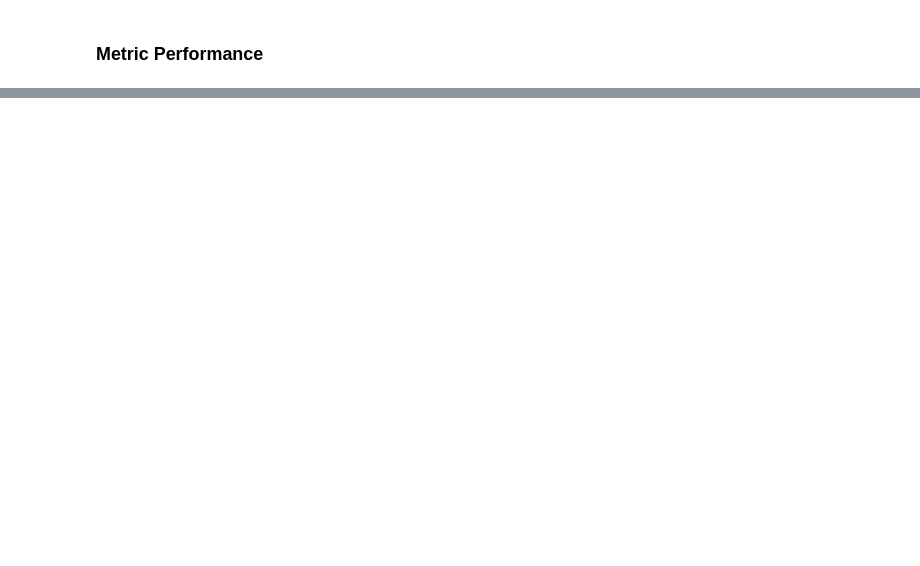
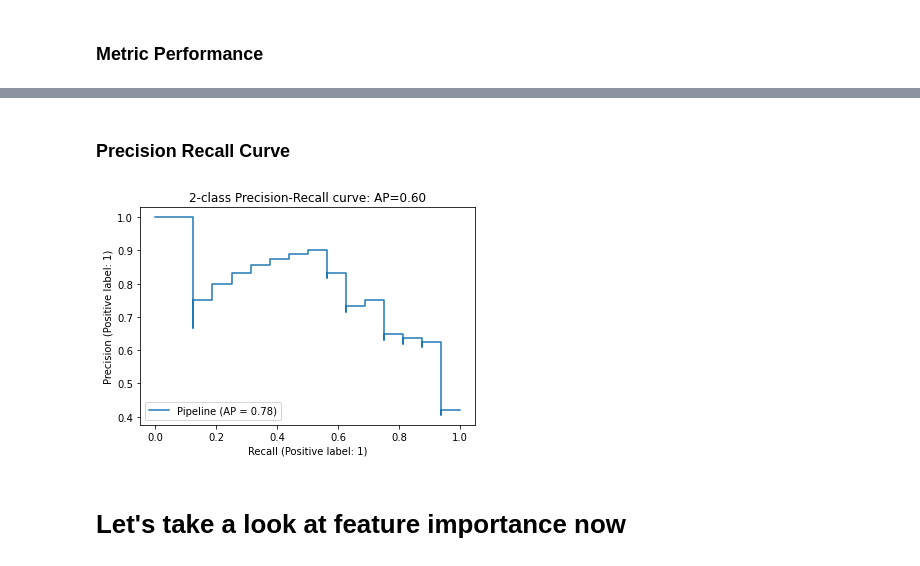
Before and after one commit to GrantEPhillips/Baseball_HOF_Pitchers_Prediction, a Jupyter notebook: notebooks/hall_of_fame_predictions.ipynb, the cells around one changed output, grey strips where cells are left out. Cells and saved outputs as stored; diff of their text form; code cells hidden in the pictures; blank space fills up the shorter version.

```diff
--- a/notebooks/hall_of_fame_predictions.ipynb
+++ b/notebooks/hall_of_fame_predictions.ipynb
@@ -391,7 +405,6 @@ linear_pipe.named_steps
 # %% [markdown]
 # Final Model Test Perfomance
 # %%
-linear_pipe.fit(X_train, y_train)
 final_model_preds = linear_pipe.predict(X_test)
 # %% [markdown]
 ### Correlation Matrix
@@ -404,3 +417,7 @@ pd.DataFrame(confusion_matrix(y_true=y_test, y_pred=final_model_preds, labels=[0
 # %% [markdown]
 ### Metric Performance
+# %%
+balanced_acc_test = balanced_accuracy_score(y_test, final_model_preds)
+f1_test = f1_score(y_test, final_model_preds, average='weighted')
+average_precision_test = average_precision_score(y_test, final_model_preds)
 # %%
@@ -413,0 +431,10 @@ Balanced accuracy on the test set = 0.71
+# %% [markdown]
+### Precision Recall Curve
+# %%
+disp = plot_precision_recall_curve(linear_pipe, X_test, y_test)
+disp.ax_.set_title('2-class Precision-Recall curve: '
+                   'AP={0:0.2f}'.format(average_precision_test));
+# %% [output]
+[figure, added]
+# %% [markdown]
+# Let's take a look at feature importance now
```
Also changed, not shown: parts of 15 cells of this notebook.
